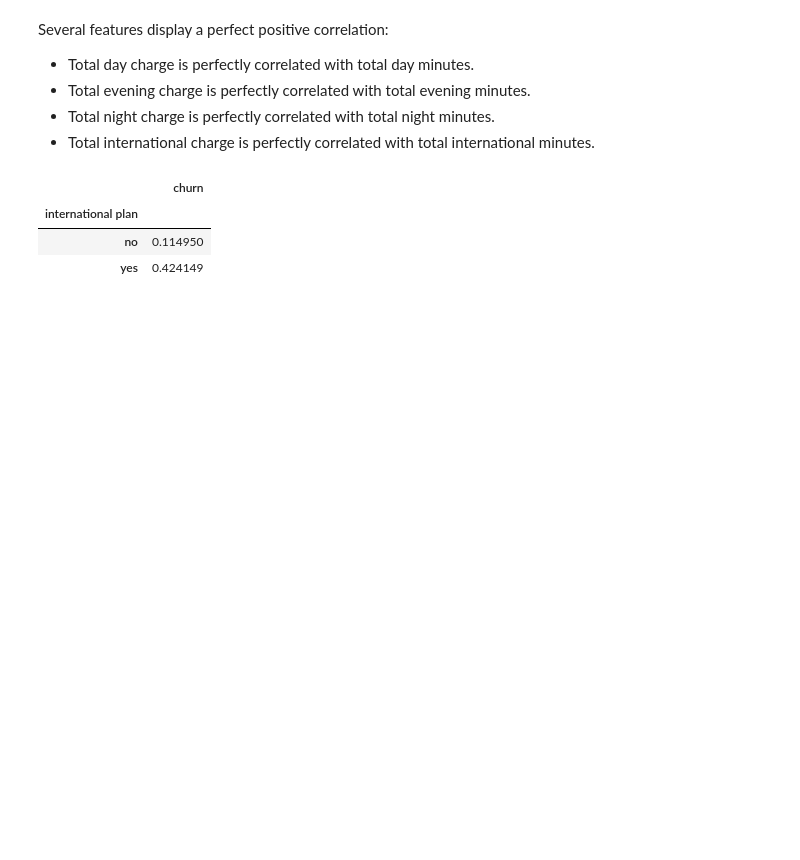
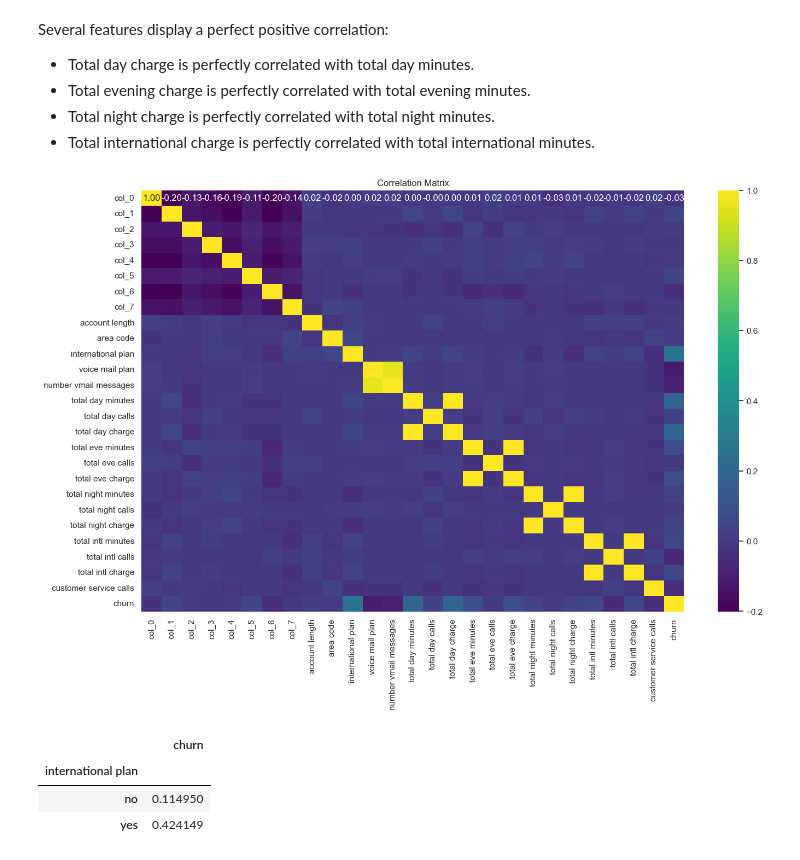
Before and after one commit to MitchMatt/SyriaTel-Customer-Churn, a Jupyter notebook: index.ipynb, the cells around one changed output. Saved outputs shown, nothing was run; the diff lists cells and outputs as text; code cells hidden in the pictures; blank space fills up the shorter version.

```diff
--- a/index.ipynb
+++ b/index.ipynb
@@ -342,6 +362,14 @@ Several features display a perfect positive correlation:
 - Total evening charge is perfectly correlated with total evening minutes.
 - Total night charge is perfectly correlated with total night minutes.
 - Total international charge is perfectly correlated with total international minutes.
+# %%
+# Plotting a correlation matrix to check for correlation between the variables
+plt.figure(figsize=(16, 10))
+sns.heatmap(df.corr(), annot=True, cmap='viridis', fmt='.2f')
+plt.title("Correlation Matrix")
+plt.show()
+# %% [output]
+[figure, added]
 # %%
 # Checking for relationsip between churn and international plan
 int_plan_churn = pd.DataFrame(df.groupby(['international plan'])['churn'].mean())
```
Also changed, not shown: parts of 4 cells of this notebook.
